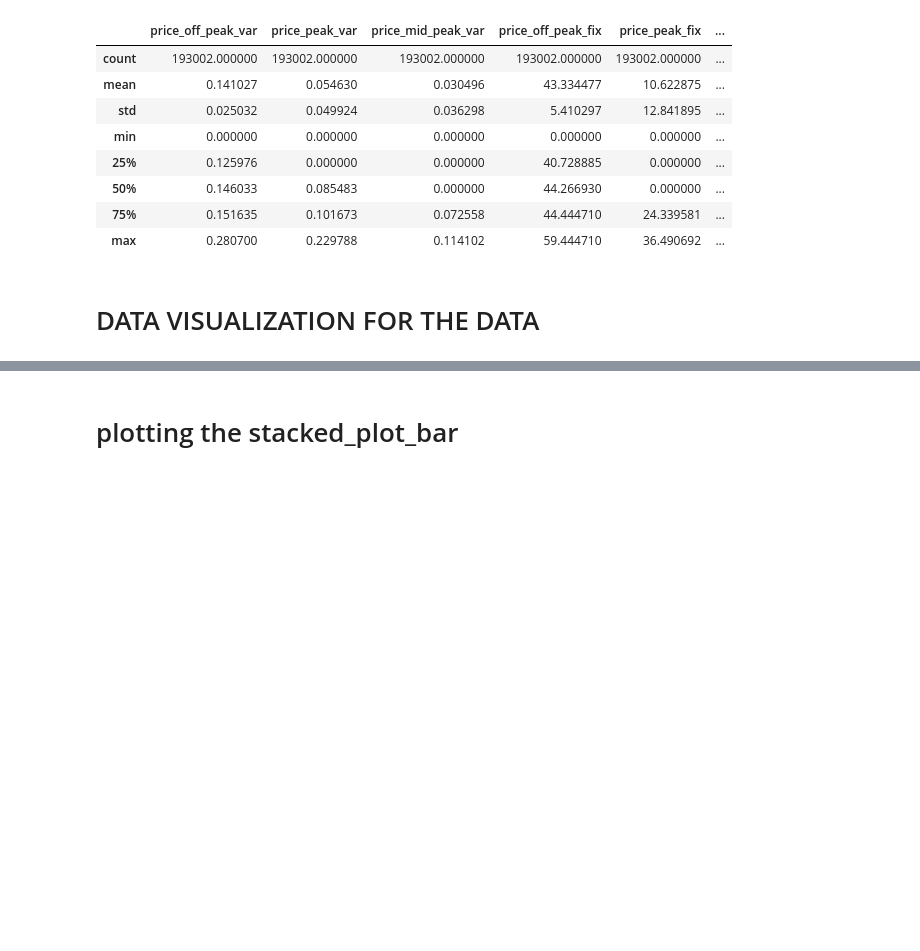
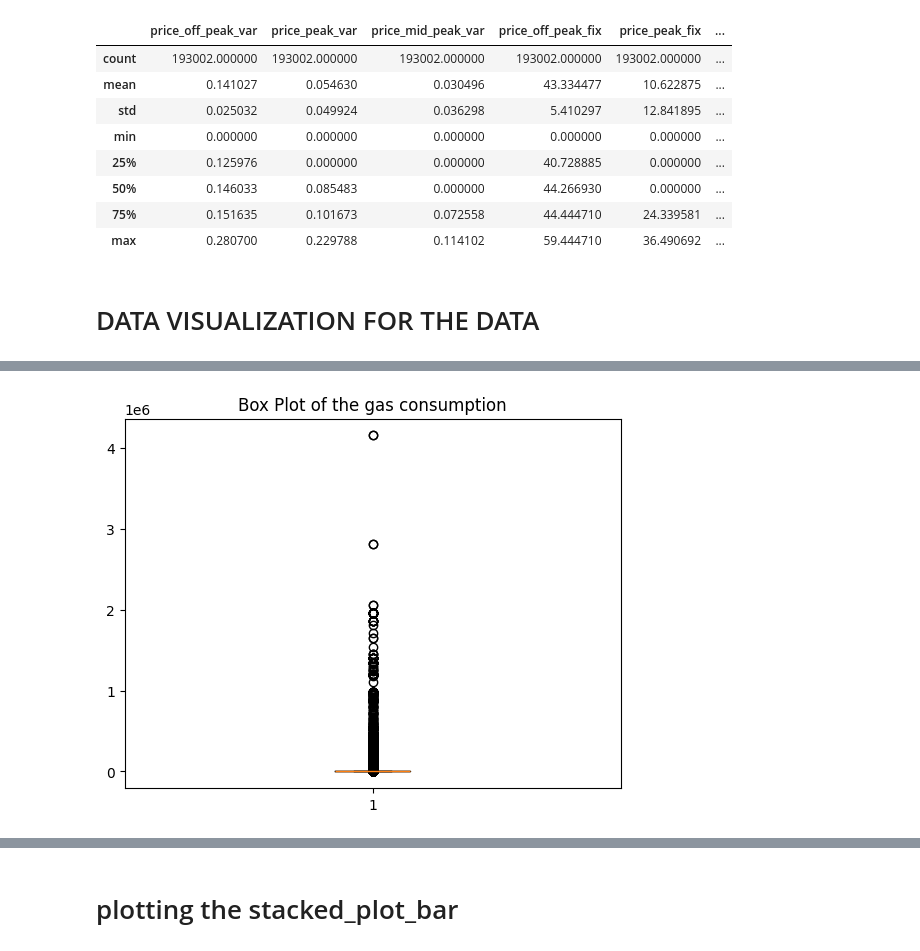
Before and after one commit to gichangi00/C_bcg_analysis, a Jupyter notebook: BCG_PROJECT.ipynb, the cells around one changed output, grey strips where cells are left out. Cells and saved outputs as stored; diff of their text form; code cells hidden in the pictures; blank space fills up the shorter version.

```diff
--- a/BCG_PROJECT.ipynb
+++ b/BCG_PROJECT.ipynb
@@ -165,0 +162,11 @@ gas_consumption=client_data['cons_gas_12m']
+# %%
+#I am plotting a graph
+plt.boxplot(gas_consumption)
+
+#setting the title of the plot
+plt.title('Box Plot of the gas consumption')
+
+#Accessing the visualization
+plt.show()
+# %% [output]
+[figure, added]
```
Also changed, not shown: parts of 20 cells of this notebook, 2 other files.
